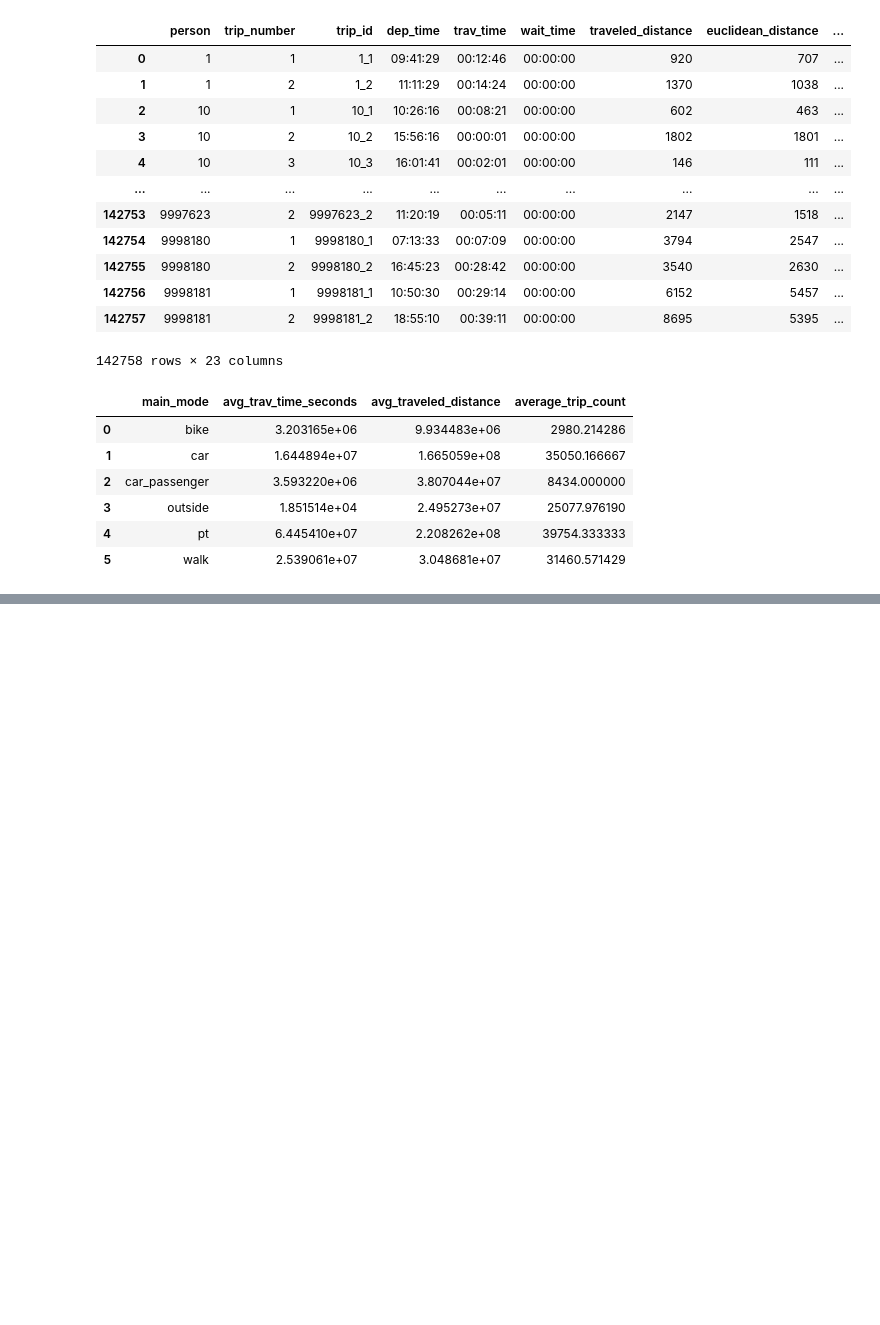
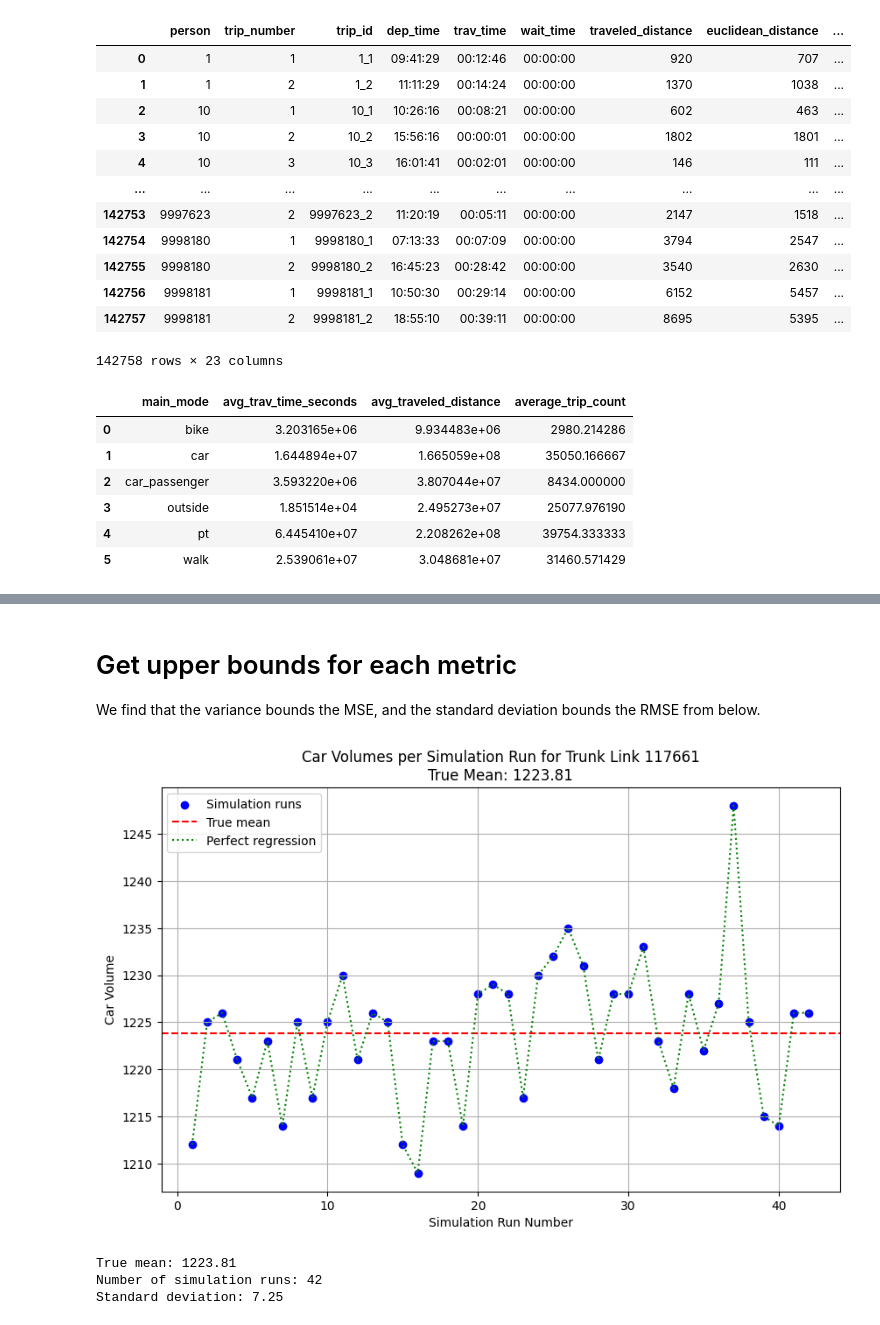
Before and after one commit to enatterer/matsim-ile-de-france, a Jupyter notebook: ile_de_france/src/main/python/process_output_of_simulations/create_mean_gdfs_from_simulation_runs_pop_1pct.ipynb, the cells around one changed output, grey strips where cells are left out. Cells and saved outputs as stored; diff of their text form; code cells hidden in the pictures; blank space fills up the shorter version.

Commit message:
Added code to properly define lower bounds for the model.

```diff
--- a/ile_de_france/src/main/python/process_output_of_simulations/create_mean_gdfs_from_simulation_runs_pop_1pct.ipynb
+++ b/ile_de_france/src/main/python/process_output_of_simulations/create_mean_gdfs_from_simulation_runs_pop_1pct.ipynb
@@ -229,0 +230,50 @@ plt.show()
+# %% [markdown]
+# Get upper bounds for each metric
+
+We find that the variance bounds the MSE, and the standard deviation bounds the RMSE from below.
+# %%
+# Get one trunk link
+trunk_link = gdf_basecase_mean[gdf_basecase_mean['highway'] == 'trunk']['link'].iloc[0]
+
+# Get the true mean volume from gdf_basecase_mean
+true_mean = gdf_basecase_mean[gdf_basecase_mean['link'] == trunk_link]['vol_car'].iloc[0]
+
+# Get all simulated volumes for this link from different runs
+simulated_volumes = []
+for df in basecase_output_links_gdfs:
+    if trunk_link in df['link'].values:
+        volume = df[df['link'] == trunk_link]['vol_car'].iloc[0]
+        simulated_volumes.append(volume)
+
+# Create x-axis (simulation run numbers)
+run_numbers = range(1, len(simulated_volumes) + 1)
+
+# Create plot
+plt.figure(figsize=(10, 6))
+
+# Plot simulated volumes
+plt.scatter(run_numbers, simulated_volumes, color='blue', label='Simulation runs')
+
+# Plot mean line
+plt.axhline(y=true_mean, color='r', linestyle='--', label='True mean')
+
+# Plot "perfect" regression line (y=x scaled to our data range)
+# This would represent perfect correlation between runs
+plt.plot(run_numbers, simulated_volumes, color='green', linestyle=':', label='Perfect regression')
+
+plt.xlabel('Simulation Run Number')
+plt.ylabel('Car Volume')
+plt.title(f'Car Volumes per Simulation Run for Trunk Link {trunk_link}\nTrue Mean: {true_mean:.2f}')
+plt.legend()
+plt.grid(True)
+plt.show()
+
+# Print some statistics
+print(f"True mean: {true_mean:.2f}")
+print(f"Number of simulation runs: {len(simulated_volumes)}")
+print(f"Standard deviation: {np.std(simulated_volumes):.2f}")
+# %% [output]
+[figure, added]
+True mean: 1223.81
+Number of simulation runs: 42
+Standard deviation: 7.25
```
Also changed, not shown: parts of 6 cells of this notebook.
